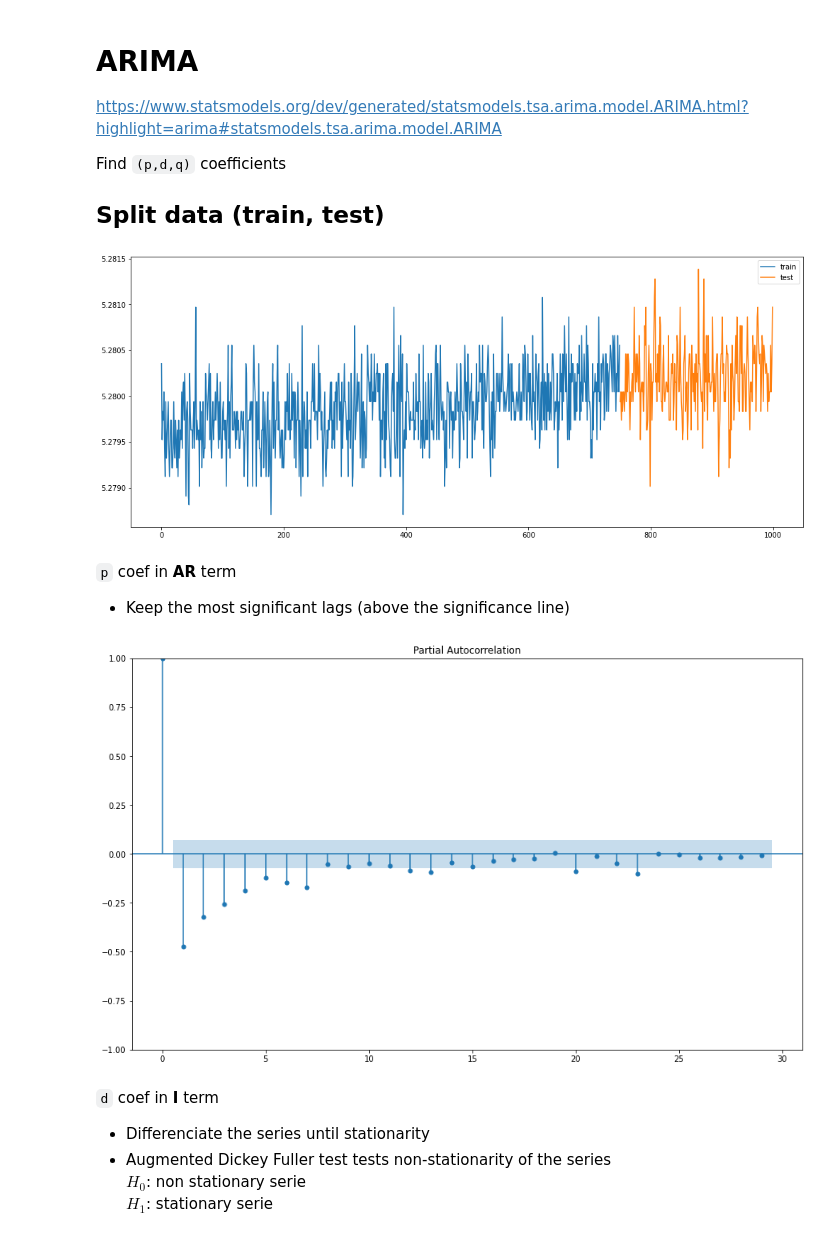
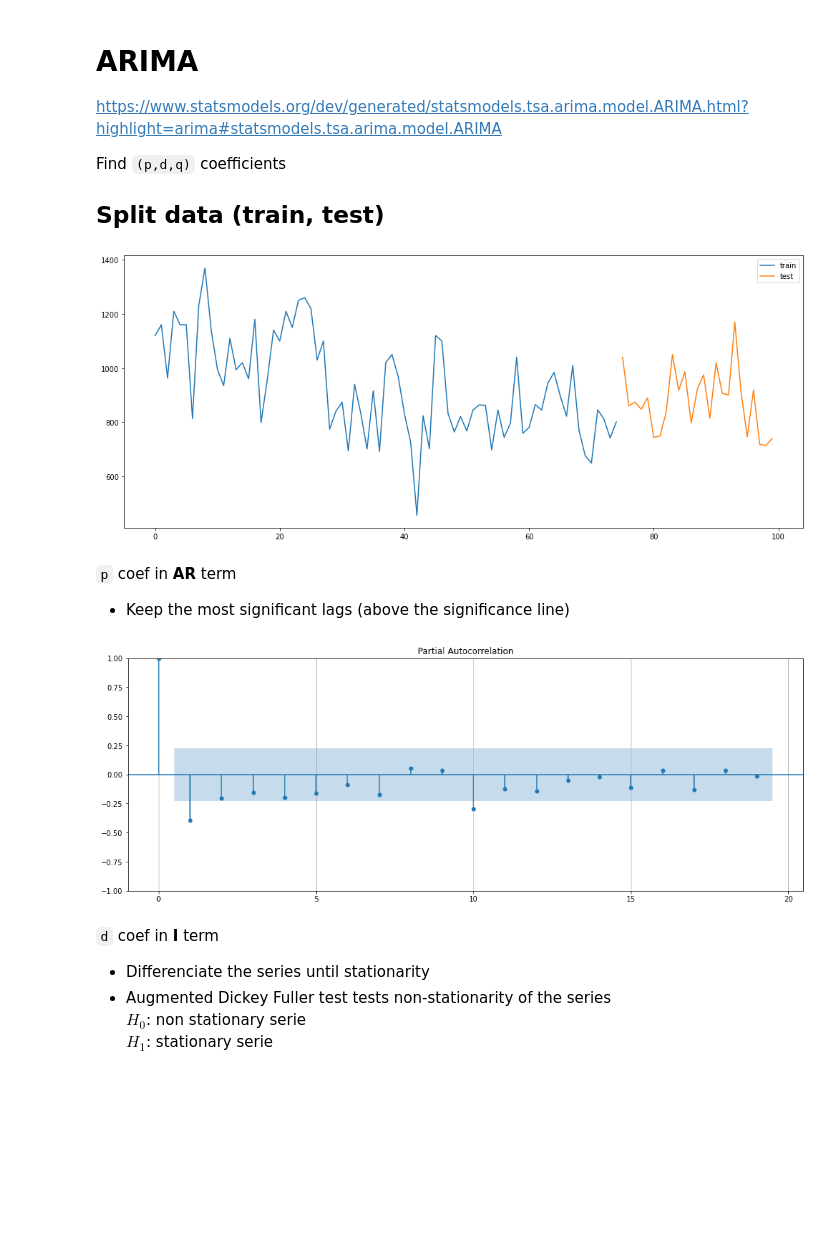
Before and after one commit to clemtarge/clemtarge, a Jupyter notebook: preprocessing_timeseries.ipynb, the cells around one changed output. Drawn from its saved outputs; the diff is of its cells as text; code cells hidden in the pictures; blank space fills up the shorter version.

```diff
--- a/preprocessing_timeseries.ipynb
+++ b/preprocessing_timeseries.ipynb
@@ -23,17 +23,9 @@ from statsmodels.api import datasets
 # df_date = df.set_index("date")
 # target = 'meantemp'
 
-# df = datasets.nile.load_pandas().data
-# df_date = df.set_index("year")
-# target = "volume"
-
-# df = pd.read_csv("/data/appli_PITSI/users/targe/dev/valvo/lacq_10_2014_j96a100.txt", sep='\t', nrows=5000, header=None)
-df = pd.read_csv("/data/appli_PITSI/users/targe/dev/valvo/lacq_500_2014_j96a100.txt", sep='\t', nrows=1000, header=None)
-# df = pd.read_csv("/data/appli_PITSI/users/targe/dev/valvo/LACQ16_TURB_data_brutes_2016_10_25_au_2016_12_22.txt", sep='\t', nrows=5000, header=None)
-df = df.drop([0,3,4], axis=1)
-df.columns = ['date', "amplitude"]
-df_date = df.set_index("date")
-target = "amplitude"
+df = datasets.nile.load_pandas().data
+df_date = df.set_index("year")
+target = "volume"
 
 n, p = df_date.shape
 df_date
@@ -81,15 +73,18 @@ y_train, y_test = train_test_split(df[target], test_size=0.25, shuffle=False)
 pd.DataFrame([y_train, y_test]).T.plot(figsize=(17,7))
 plt.legend(['train', 'test']);
 # %% [output]
-[figure, old version]
+[figure, new version]
 # %% [markdown]
 `p` coef in **AR** term
 
 * Keep the most significant lags (above the significance line)
 # %%
-plot_pacf(y_train.diff().dropna());
+fig, ax = plt.subplots(1, figsize=(17,6))
+ax.grid(axis='x')
+ax.set_xticks(np.arange(0,31,5))
+plot_pacf(y_train.diff().dropna(), method="ywm", ax=ax);
 # %% [output]
-[figure, old version]
+[figure, new version]
 # %% [markdown]
 `d` coef in **I** term
 
```
Also changed, not shown: parts of 11 cells of this notebook.
